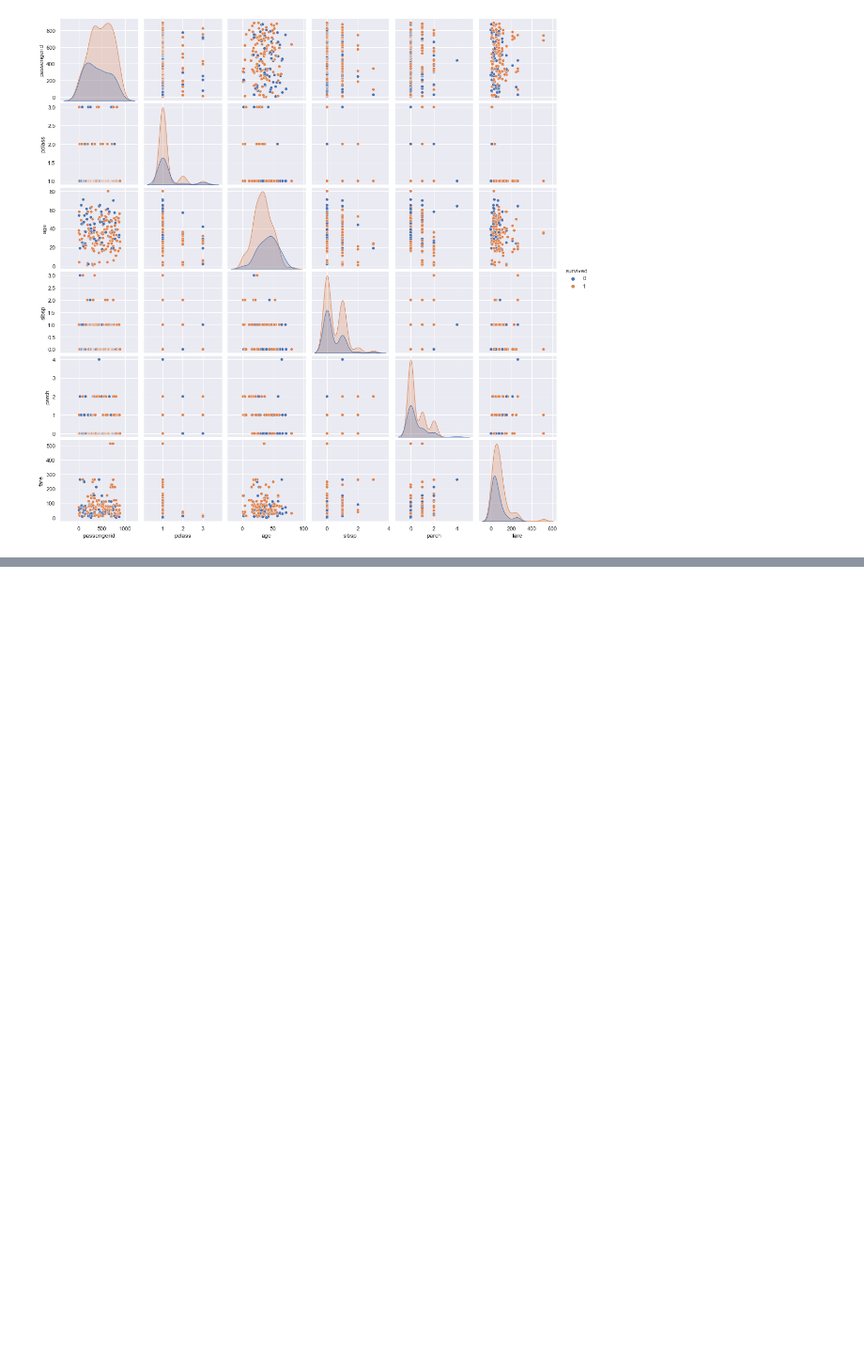
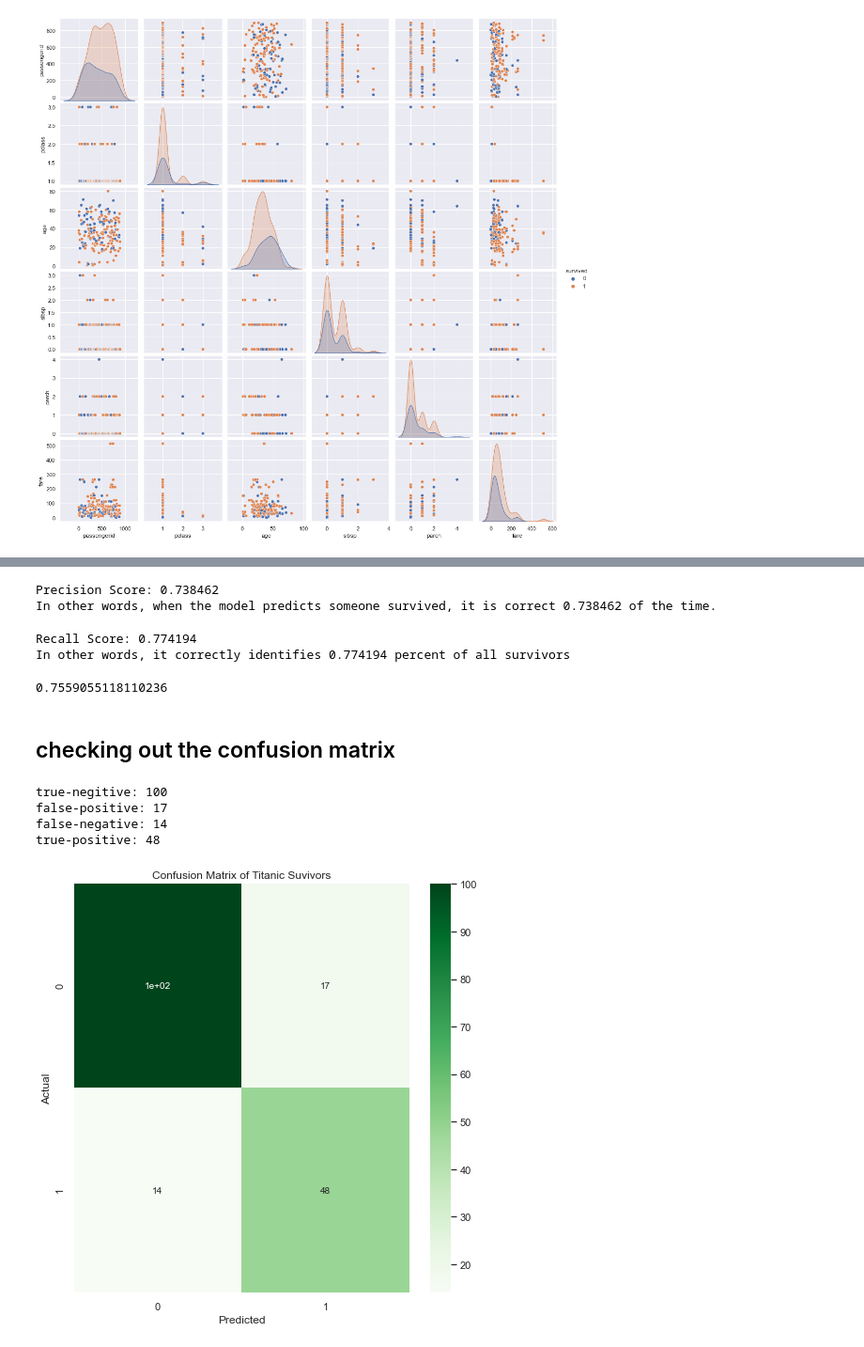
Before and after one commit to DavidGuzman1999/NYPD-Arrest-Data, a Jupyter notebook: NYPD_Arrest_Data_Logistic_Regression.ipynb, the cells around one changed output, grey strips where cells are left out. Shown at 94% size. Drawn from its saved outputs; the diff is of its cells as text; code cells hidden in the pictures; blank space fills up the shorter version.

```diff
--- a/NYPD_Arrest_Data_Logistic_Regression.ipynb
+++ b/NYPD_Arrest_Data_Logistic_Regression.ipynb
@@ -245,0 +302,3 @@ df.shape
+# %%
+# select features that you want to help to make the prediction
+selected_features = ["fare","pclass_2","pclass_3","sex_male"]
@@ -245,0 +309,3 @@ df.shape
+# %%
+X = df[selected_features] # what we are using to predict
+y = df["survived"] # what we are trying to predict
@@ -245,0 +337,6 @@ df.shape
+# %%
+# initalize the model
+# this will create an empty untrained logistic Regression Model
+
+model = LogisticRegression()
+print(type(model))
@@ -245,0 +354,4 @@ df.shape
+# %%
+# making new predications
+y_pred = model.predict(X_test)
+y_pred
@@ -245,0 +418,56 @@ df.shape
+# %%
+# precision: every time the model says "yes", what percentage was it correct
+# the ability of the classifier to not label a sample postive if it is negative
+precision = precision_score (y_test, y_pred)
+print("Precision Score: %f" % precision)
+print("In other words, when the model predicts someone survived, it is correct %f of the time." % precision)
+# %% [output]
+Precision Score: 0.738462
+In other words, when the model predicts someone survived, it is correct 0.738462 of the time.
+# %%
+# recall: out of all the times the actual is "yes" what was the precentage it was correct
+# the ability of the classifier to find all the postive samples
+
+recall = recall_score(y_test, y_pred)
+print("Recall Score: %f" % recall)
+print("In other words, it correctly identifies %f percent of all survivors" % recall)
+# %% [output]
+Recall Score: 0.774194
+In other words, it correctly identifies 0.774194 percent of all survivors
+# %%
+# f1 score: harmonic mean of precision and recall
+# good for an overall evaluation metric
+# can be looked at as a weighted average of the precision and recall, where an F1 score reaches its best value at 1 and worst score at 0
+
+from sklearn.metrics import f1_score
+
+f1_score (y_test, y_pred)
+# %% [output]
+0.7559055118110236
+# %% [markdown]
+## checking out the confusion matrix
+# %%
+cm = confusion_matrix(y_test, y_pred)
+
+# Just rounding them so the numbers are easier to read
+cm = cm.round(2)
+
+
+tn, fp, fn, tp = confusion_matrix(y_test, y_pred).ravel()
+
+fig = plt.figure(figsize=(8,8))
+ax = sns.heatmap(cm, annot=True, cmap='Greens')
+plt.title("Confusion Matrix of Titanic Suvivors")
+plt.xlabel('Predicted')
+plt.ylabel('Actual')
+
+print('true-negitive:', tn,
+      '\nfalse-positive:', fp,
+      '\nfalse-negative:', fn,
+      '\ntrue-positive:', tp )
+# %% [output]
+true-negitive: 100
+false-positive: 17
+false-negative: 14
+true-positive: 48
+[figure, added]
```
Also changed, not shown: parts of 33 cells of this notebook.
